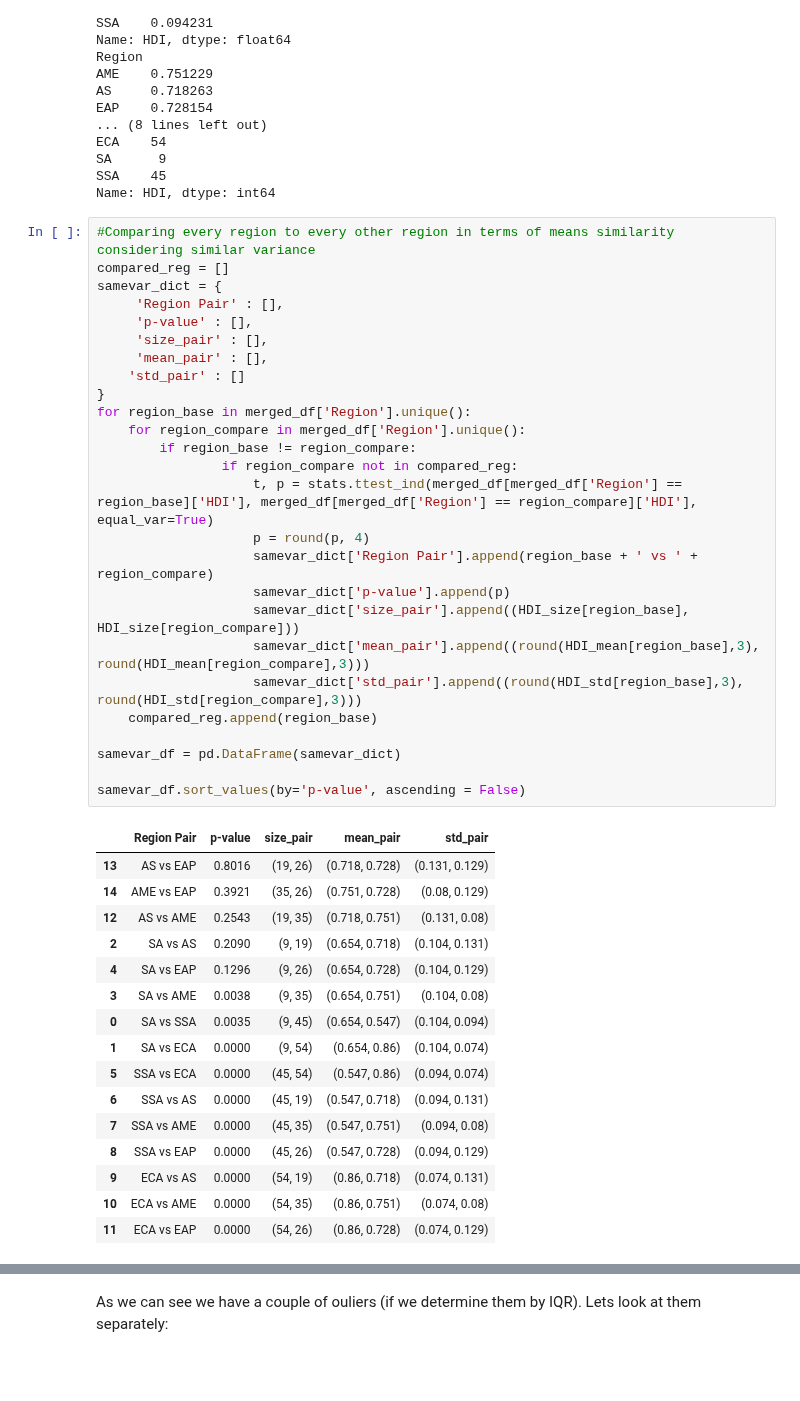
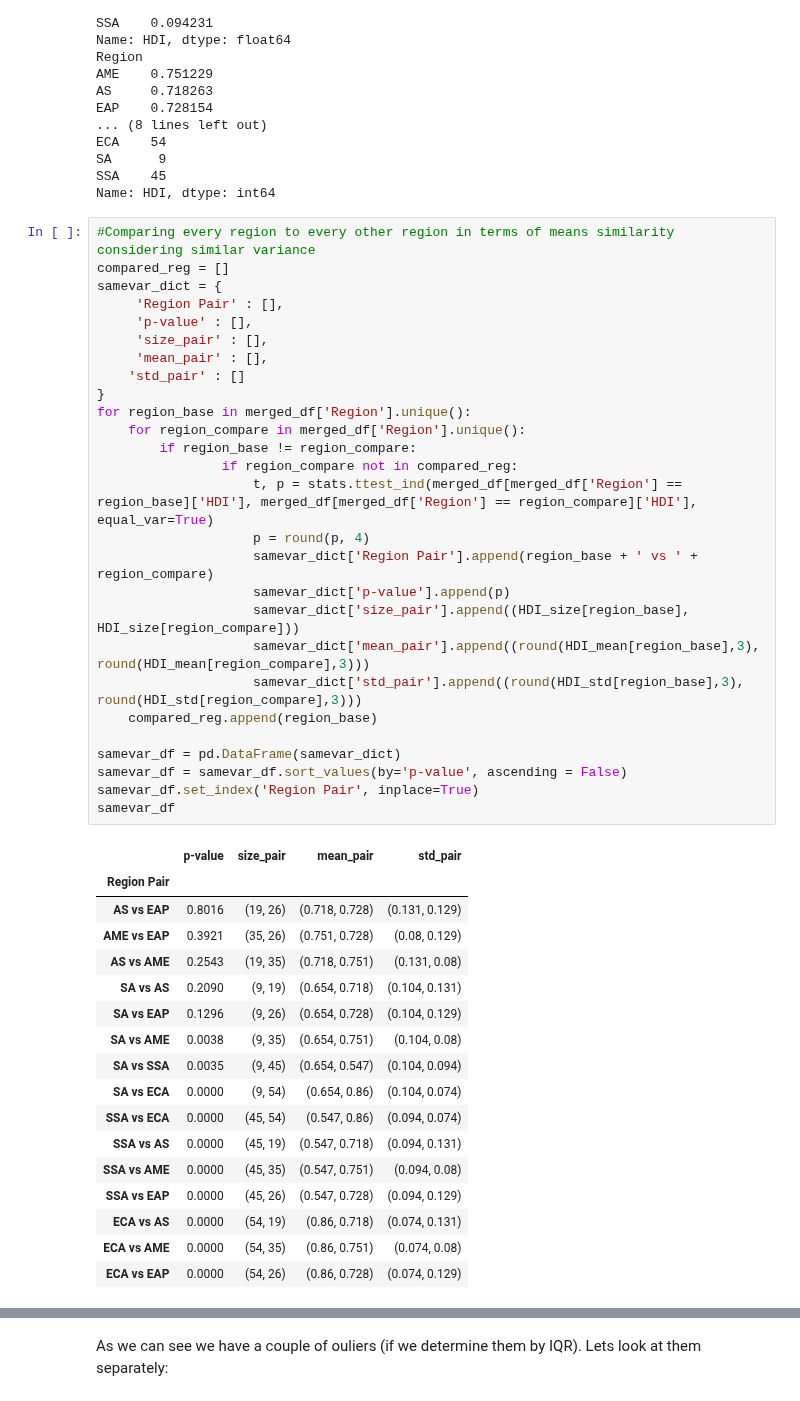
Before and after one commit to jakthehut/HDI-IQ-Analysis, a Jupyter notebook: hdi_iq_analysis_final.ipynb, the cells around one changed output, grey strips where cells are left out. Cells and saved outputs as stored; diff of their text form; blank space fills up the shorter version.

```diff
--- a/hdi_iq_analysis_final.ipynb
+++ b/hdi_iq_analysis_final.ipynb
@@ -697,46 +697,48 @@ Name: HDI, dtype: int64
 # %%
 #Comparing every region to every other region in terms of means similarity considering similar variance
 compared_reg = []
 samevar_dict = {
      'Region Pair' : [],
      'p-value' : [],
      'size_pair' : [],
      'mean_pair' : [],
     'std_pair' : []
 }
 for region_base in merged_df['Region'].unique():
     for region_compare in merged_df['Region'].unique():
         if region_base != region_compare:
                 if region_compare not in compared_reg:
                     t, p = stats.ttest_ind(merged_df[merged_df['Region'] == region_base]['HDI'], merged_df[merged_df['Region'] == region_compare]['HDI'], equal_var=True)
                     p = round(p, 4)
                     samevar_dict['Region Pair'].append(region_base + ' vs ' + region_compare)
                     samevar_dict['p-value'].append(p)
                     samevar_dict['size_pair'].append((HDI_size[region_base], HDI_size[region_compare]))
                     samevar_dict['mean_pair'].append((round(HDI_mean[region_base],3), round(HDI_mean[region_compare],3)))
                     samevar_dict['std_pair'].append((round(HDI_std[region_base],3), round(HDI_std[region_compare],3)))
     compared_reg.append(region_base)
 
 samevar_df = pd.DataFrame(samevar_dict)
-
-samevar_df.sort_values(by='p-value', ascending = False)
+samevar_df = samevar_df.sort_values(by='p-value', ascending = False)
+samevar_df.set_index('Region Pair', inplace=True)
+samevar_df
 # %% [output]
-|  | Region Pair | p-value | size_pair | mean_pair | std_pair |
-| 13 | AS vs EAP | 0.8016 | (19, 26) | (0.718, 0.728) | (0.131, 0.129) |
-| 14 | AME vs EAP | 0.3921 | (35, 26) | (0.751, 0.728) | (0.08, 0.129) |
-| 12 | AS vs AME | 0.2543 | (19, 35) | (0.718, 0.751) | (0.131, 0.08) |
-| 2 | SA vs AS | 0.2090 | (9, 19) | (0.654, 0.718) | (0.104, 0.131) |
-| 4 | SA vs EAP | 0.1296 | (9, 26) | (0.654, 0.728) | (0.104, 0.129) |
-| 3 | SA vs AME | 0.0038 | (9, 35) | (0.654, 0.751) | (0.104, 0.08) |
-| 0 | SA vs SSA | 0.0035 | (9, 45) | (0.654, 0.547) | (0.104, 0.094) |
-| 1 | SA vs ECA | 0.0000 | (9, 54) | (0.654, 0.86) | (0.104, 0.074) |
-| 5 | SSA vs ECA | 0.0000 | (45, 54) | (0.547, 0.86) | (0.094, 0.074) |
-| 6 | SSA vs AS | 0.0000 | (45, 19) | (0.547, 0.718) | (0.094, 0.131) |
-| 7 | SSA vs AME | 0.0000 | (45, 35) | (0.547, 0.751) | (0.094, 0.08) |
-| 8 | SSA vs EAP | 0.0000 | (45, 26) | (0.547, 0.728) | (0.094, 0.129) |
-| 9 | ECA vs AS | 0.0000 | (54, 19) | (0.86, 0.718) | (0.074, 0.131) |
-| 10 | ECA vs AME | 0.0000 | (54, 35) | (0.86, 0.751) | (0.074, 0.08) |
-| 11 | ECA vs EAP | 0.0000 | (54, 26) | (0.86, 0.728) | (0.074, 0.129) |
+|  | p-value | size_pair | mean_pair | std_pair |
+| Region Pair |  |  |  |  |
+| AS vs EAP | 0.8016 | (19, 26) | (0.718, 0.728) | (0.131, 0.129) |
+| AME vs EAP | 0.3921 | (35, 26) | (0.751, 0.728) | (0.08, 0.129) |
+| AS vs AME | 0.2543 | (19, 35) | (0.718, 0.751) | (0.131, 0.08) |
+| SA vs AS | 0.2090 | (9, 19) | (0.654, 0.718) | (0.104, 0.131) |
+| SA vs EAP | 0.1296 | (9, 26) | (0.654, 0.728) | (0.104, 0.129) |
+| SA vs AME | 0.0038 | (9, 35) | (0.654, 0.751) | (0.104, 0.08) |
+| SA vs SSA | 0.0035 | (9, 45) | (0.654, 0.547) | (0.104, 0.094) |
+| SA vs ECA | 0.0000 | (9, 54) | (0.654, 0.86) | (0.104, 0.074) |
+| SSA vs ECA | 0.0000 | (45, 54) | (0.547, 0.86) | (0.094, 0.074) |
+| SSA vs AS | 0.0000 | (45, 19) | (0.547, 0.718) | (0.094, 0.131) |
+| SSA vs AME | 0.0000 | (45, 35) | (0.547, 0.751) | (0.094, 0.08) |
+| SSA vs EAP | 0.0000 | (45, 26) | (0.547, 0.728) | (0.094, 0.129) |
+| ECA vs AS | 0.0000 | (54, 19) | (0.86, 0.718) | (0.074, 0.131) |
+| ECA vs AME | 0.0000 | (54, 35) | (0.86, 0.751) | (0.074, 0.08) |
+| ECA vs EAP | 0.0000 | (54, 26) | (0.86, 0.728) | (0.074, 0.129) |
 # %%
 #Comparing every region to every other region in terms of means similarity considering variance not similar
 compared_reg = []
```
Also changed, not shown: parts of 5 cells of this notebook.
